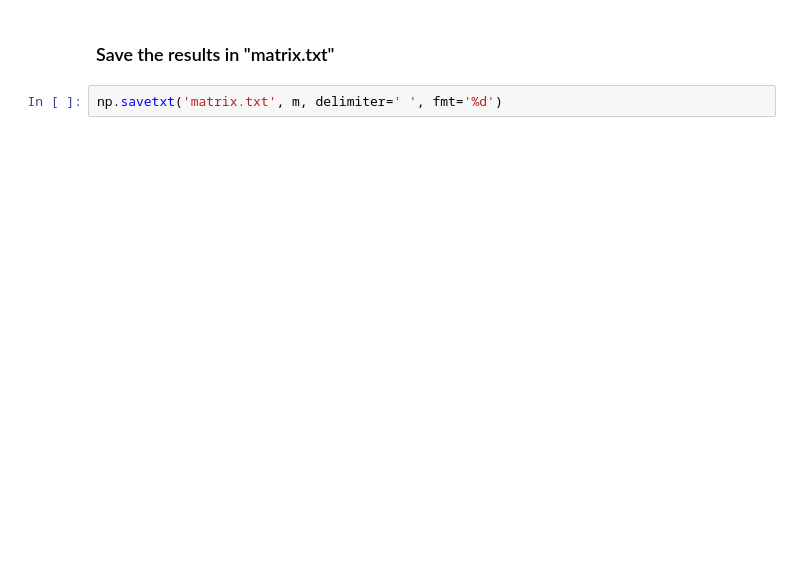
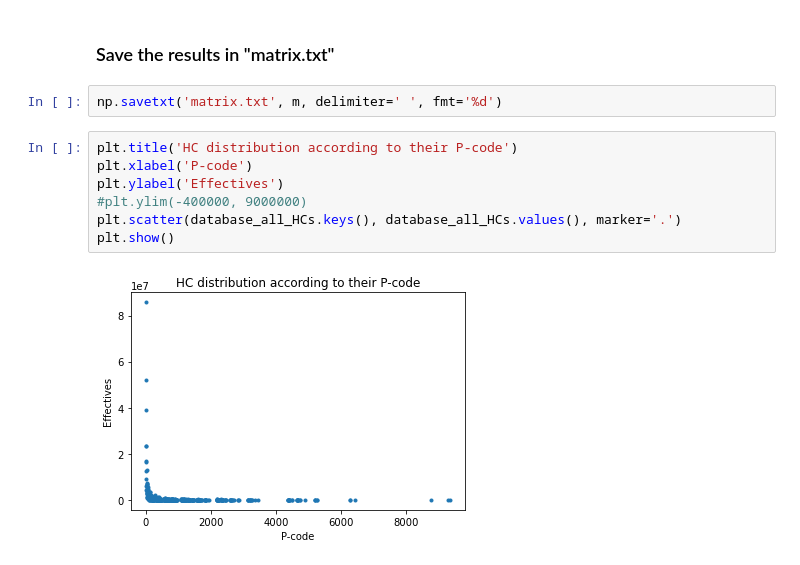
Before and after one commit to yann-zhong/GENOM_BIM, a Jupyter notebook: Test.ipynb, the cells around one changed output. Cells and saved outputs as stored; diff of their text form; blank space fills up the shorter version.

```diff
--- a/Test.ipynb
+++ b/Test.ipynb
@@ -263,3 +328,12 @@ done
 ### Save the results in "matrix.txt"
 # %%
 np.savetxt('matrix.txt', m, delimiter=' ', fmt='%d')
+# %%
+plt.title('HC distribution according to their P-code')
+plt.xlabel('P-code')
+plt.ylabel('Effectives')
+#plt.ylim(-400000, 9000000)
+plt.scatter(database_all_HCs.keys(), database_all_HCs.values(), marker='.')
+plt.show()
+# %% [output]
+[figure, added]
```
Also changed, not shown: parts of 9 cells of this notebook.
